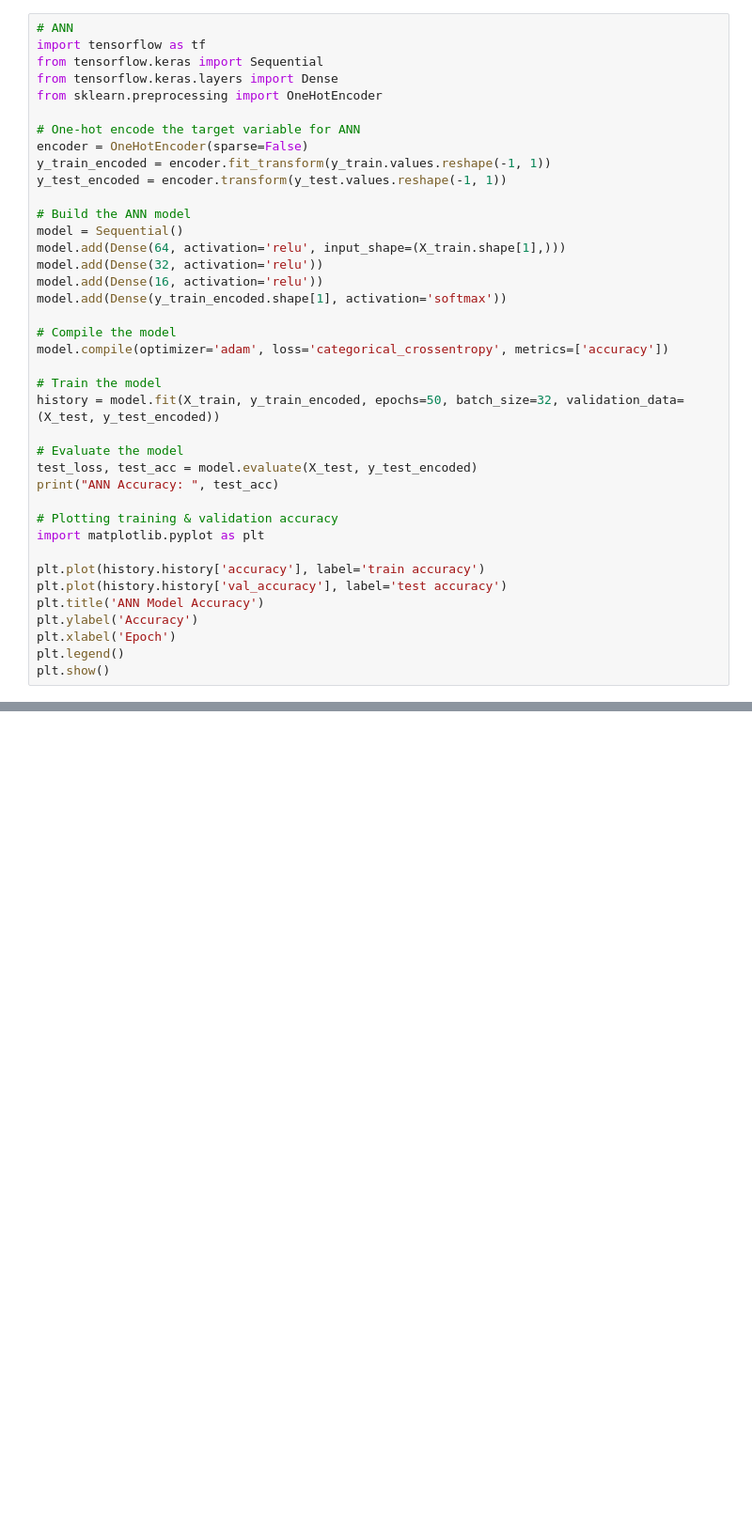
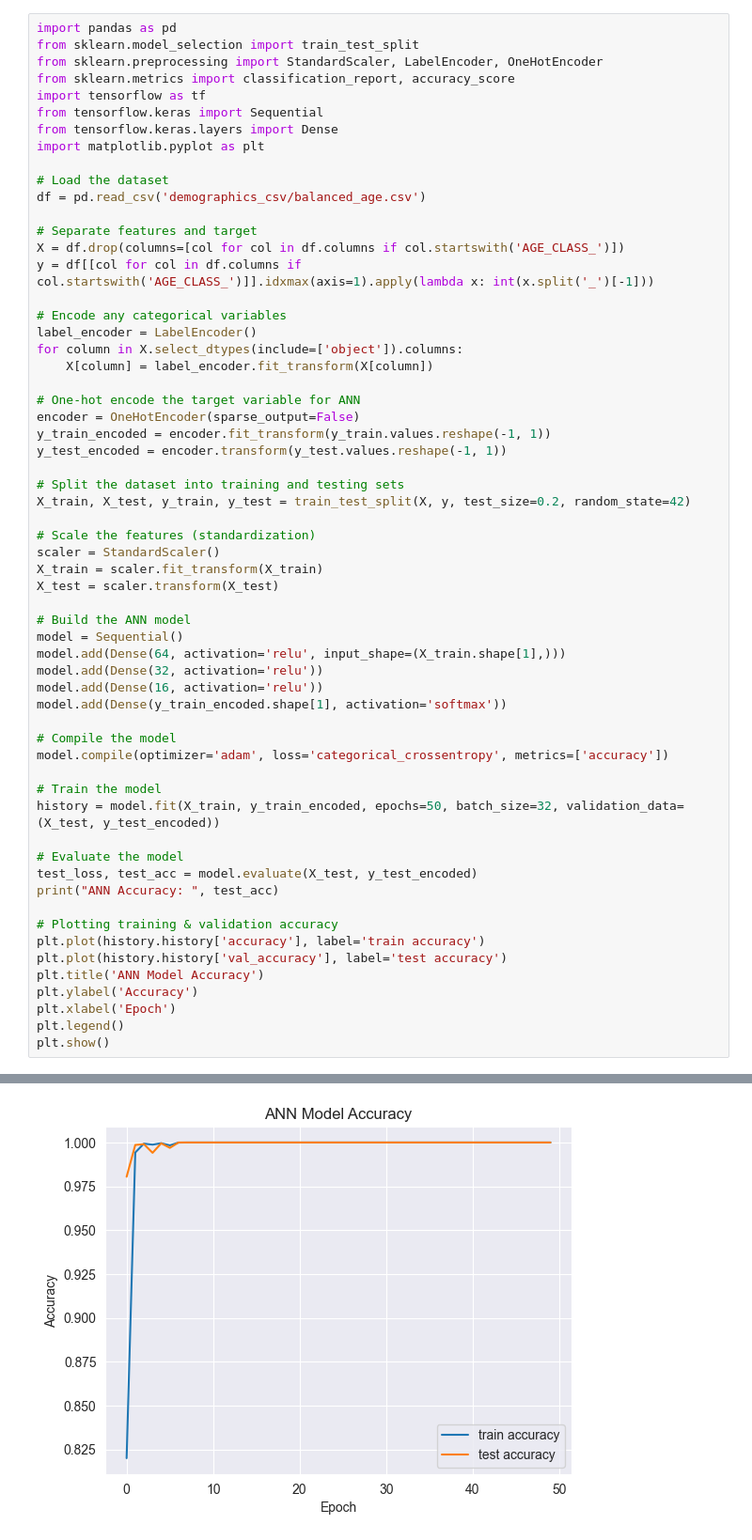
Before and after one commit to lacekaa/erkd, a Jupyter notebook: age_prediction.ipynb, the cells around one changed output, grey strips where cells are left out. Shown at 94% size. Saved outputs shown, nothing was run; the diff lists cells and outputs as text; blank space fills up the shorter version.

```diff
--- a/age_prediction.ipynb
+++ b/age_prediction.ipynb
@@ -134,14 +187,37 @@ print(classification_report(y_test, y_pred_rf))
 # %%
-# ANN
+import pandas as pd
+from sklearn.model_selection import train_test_split
+from sklearn.preprocessing import StandardScaler, LabelEncoder, OneHotEncoder
+from sklearn.metrics import classification_report, accuracy_score
 import tensorflow as tf
 from tensorflow.keras import Sequential
 from tensorflow.keras.layers import Dense
-from sklearn.preprocessing import OneHotEncoder
+import matplotlib.pyplot as plt
+
+# Load the dataset
+df = pd.read_csv('demographics_csv/balanced_age.csv')
+
+# Separate features and target
+X = df.drop(columns=[col for col in df.columns if col.startswith('AGE_CLASS_')])
+y = df[[col for col in df.columns if col.startswith('AGE_CLASS_')]].idxmax(axis=1).apply(lambda x: int(x.split('_')[-1]))
+
+# Encode any categorical variables
+label_encoder = LabelEncoder()
+for column in X.select_dtypes(include=['object']).columns:
+    X[column] = label_encoder.fit_transform(X[column])
 
 # One-hot encode the target variable for ANN
-encoder = OneHotEncoder(sparse=False)
+encoder = OneHotEncoder(sparse_output=False)
 y_train_encoded = encoder.fit_transform(y_train.values.reshape(-1, 1))
 y_test_encoded = encoder.transform(y_test.values.reshape(-1, 1))
+
+# Split the dataset into training and testing sets
+X_train, X_test, y_train, y_test = train_test_split(X, y, test_size=0.2, random_state=42)
+
+# Scale the features (standardization)
+scaler = StandardScaler()
+X_train = scaler.fit_transform(X_train)
+X_test = scaler.transform(X_test)
 
 # Build the ANN model
 model = Sequential()
@@ -161,8 +237,6 @@ test_loss, test_acc = model.evaluate(X_test, y_test_encoded)
 print("ANN Accuracy: ", test_acc)
 
 # Plotting training & validation accuracy
-import matplotlib.pyplot as plt
-
 plt.plot(history.history['accuracy'], label='train accuracy')
 plt.plot(history.history['val_accuracy'], label='test accuracy')
 plt.title('ANN Model Accuracy')
@@ -170,3 +244,4 @@ plt.ylabel('Accuracy')
 plt.xlabel('Epoch')
 plt.legend()
 plt.show()
+# %% [output]
@@ -172,0 +265 @@ plt.show()
+[figure, added]
```
Also changed, not shown: parts of 6 cells of this notebook, 1 other file.
